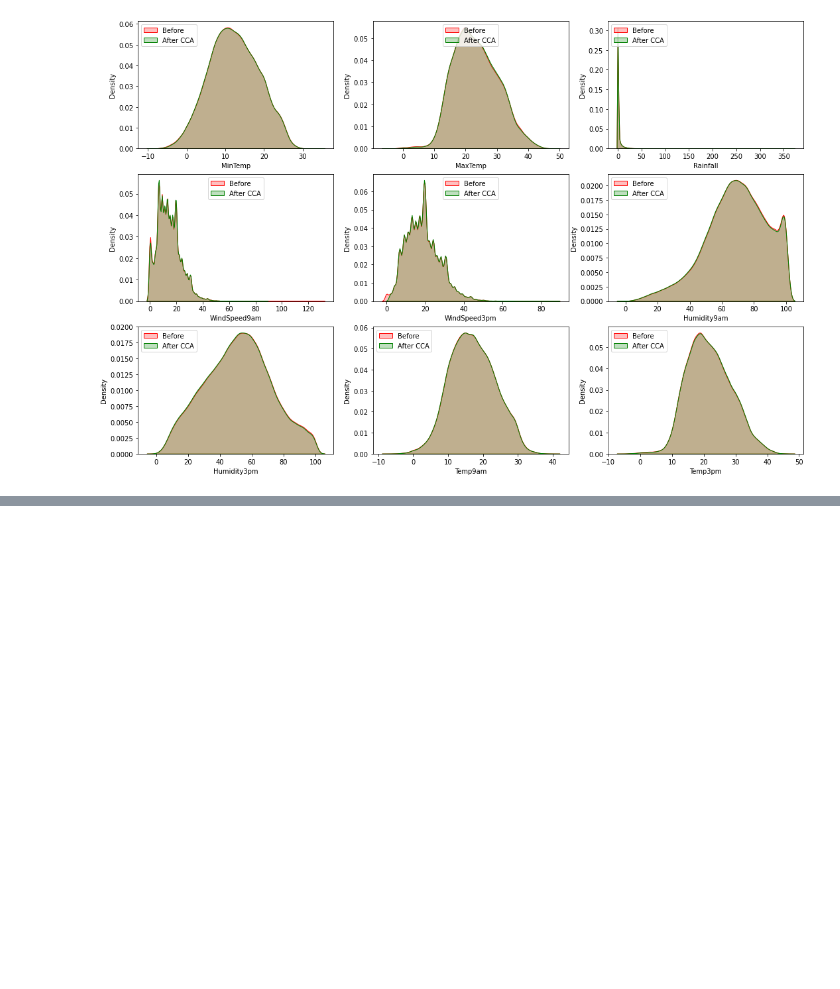
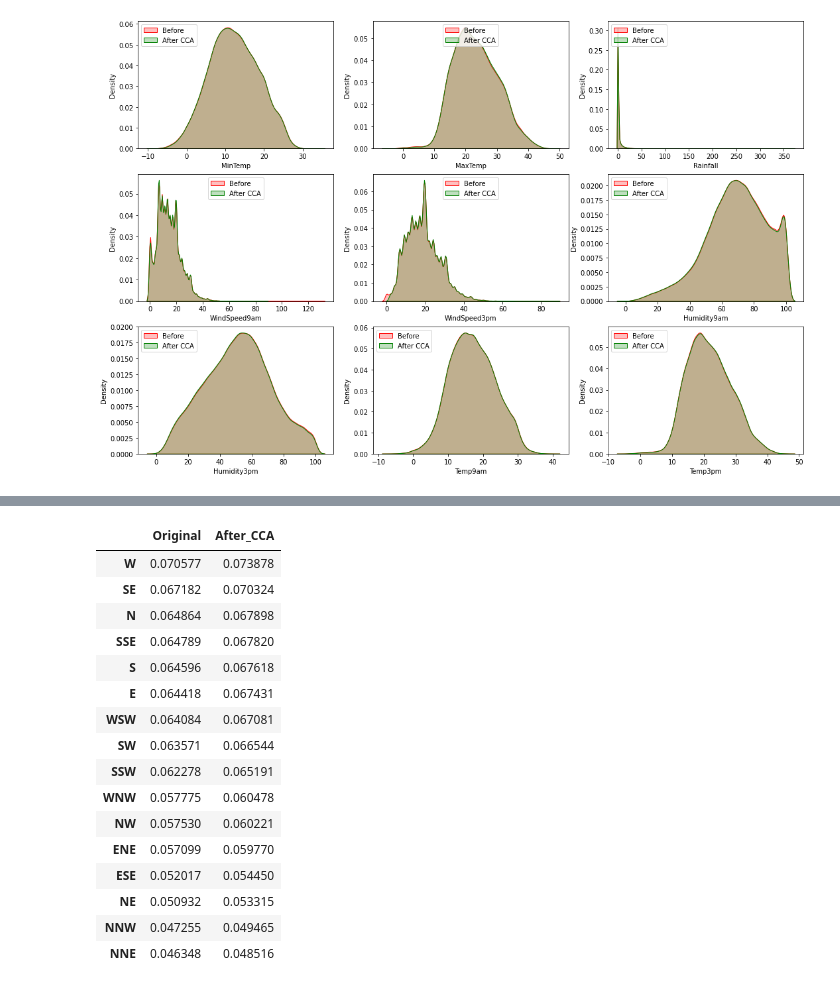
Before and after one commit to yuvraaj2002/Old_projects, a Jupyter notebook: Rain_prediction/Main_code.ipynb, the cells around one changed output, grey strips where cells are left out. Saved outputs shown, nothing was run; the diff lists cells and outputs as text; code cells hidden in the pictures; blank space fills up the shorter version.

```diff
--- a/Rain_prediction/Main_code.ipynb
+++ b/Rain_prediction/Main_code.ipynb
@@ -171,0 +247,23 @@ plt.show()
+# %%
+# Let's compare the proportion categories in RainTomorrow feature before and after applying Complete case analysis
+compare_windgust = pd.concat([df['WindGustDir'].value_counts()/len(df),temp2['WindGustDir'].value_counts()/len(temp2)],axis=1)
+compare_windgust.columns = ['Original','After_CCA']
+compare_windgust
+# %% [output]
+|  | Original | After_CCA |
+| W | 0.070577 | 0.073878 |
+| SE | 0.067182 | 0.070324 |
+| N | 0.064864 | 0.067898 |
+| SSE | 0.064789 | 0.067820 |
+| S | 0.064596 | 0.067618 |
+| E | 0.064418 | 0.067431 |
+| WSW | 0.064084 | 0.067081 |
+| SW | 0.063571 | 0.066544 |
+| SSW | 0.062278 | 0.065191 |
+| WNW | 0.057775 | 0.060478 |
+| NW | 0.057530 | 0.060221 |
+| ENE | 0.057099 | 0.059770 |
+| ESE | 0.052017 | 0.054450 |
+| NE | 0.050932 | 0.053315 |
+| NNW | 0.047255 | 0.049465 |
+| NNE | 0.046348 | 0.048516 |
```
Also changed, not shown: parts of 13 cells of this notebook.
